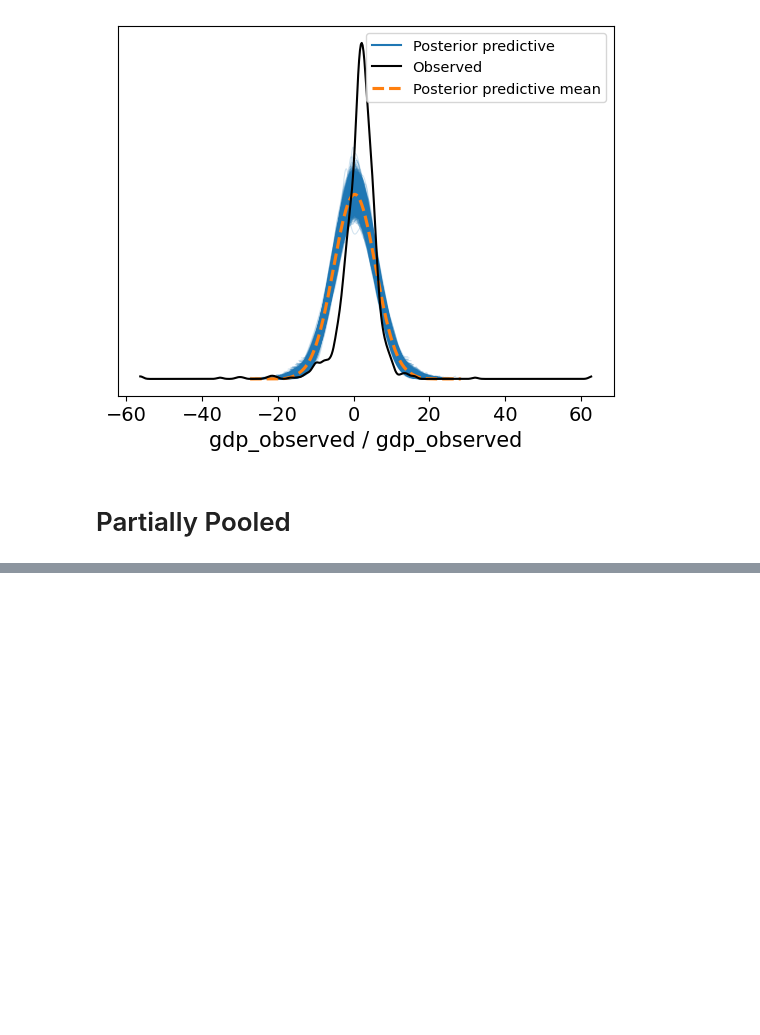
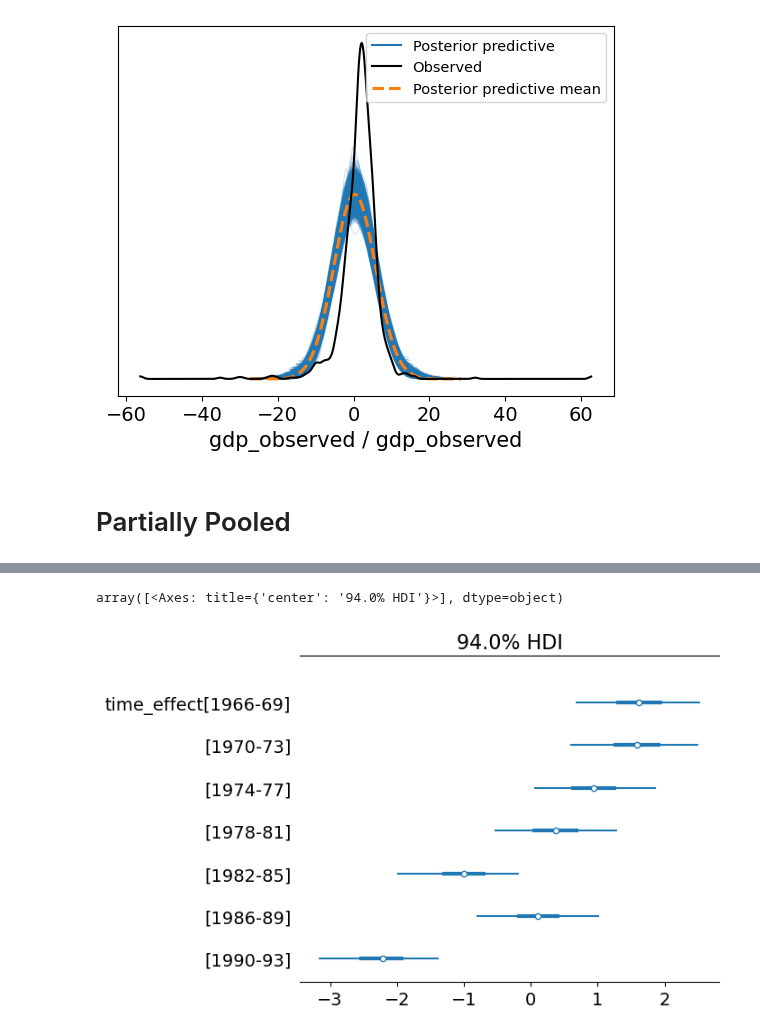
Before and after one commit to jessegrabowski/laos-climate-change, a Jupyter notebook: notebooks/Panel Data.ipynb, the cells around one changed output, grey strips where cells are left out. Cells and saved outputs as stored; diff of their text form; code cells hidden in the pictures; blank space fills up the shorter version.

```diff
--- a/notebooks/Panel Data.ipynb
+++ b/notebooks/Panel Data.ipynb
@@ -99,3 +113,8 @@ az.summary(idata, var_names=['~mu', '~gdp'])
+# %%
+az.plot_forest(idata, var_names=['time_effect'], combined=True)
+# %% [output]
+array([<Axes: title={'center': '94.0% HDI'}>], dtype=object)
+[figure, added]
 # %%
 az.plot_trace(idata, var_names=['fixed_effect']);
 # %% [output]
```
Also changed, not shown: parts of 33 cells of this notebook, 2 other files.
